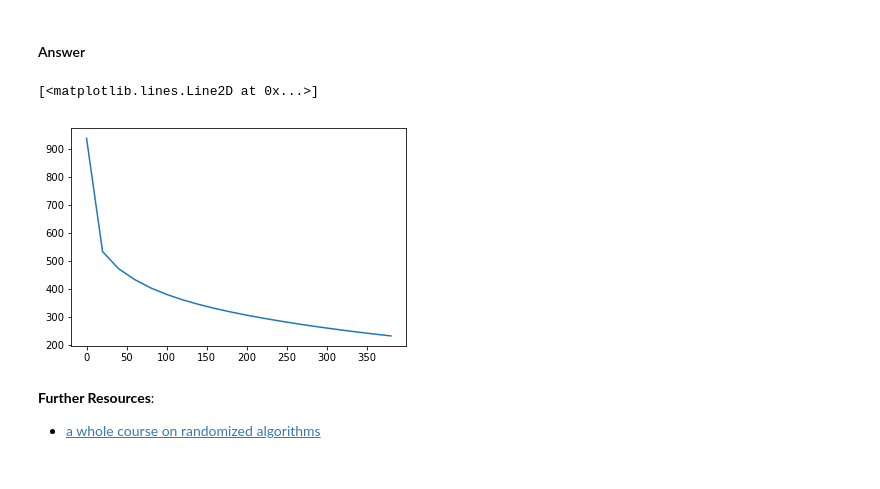
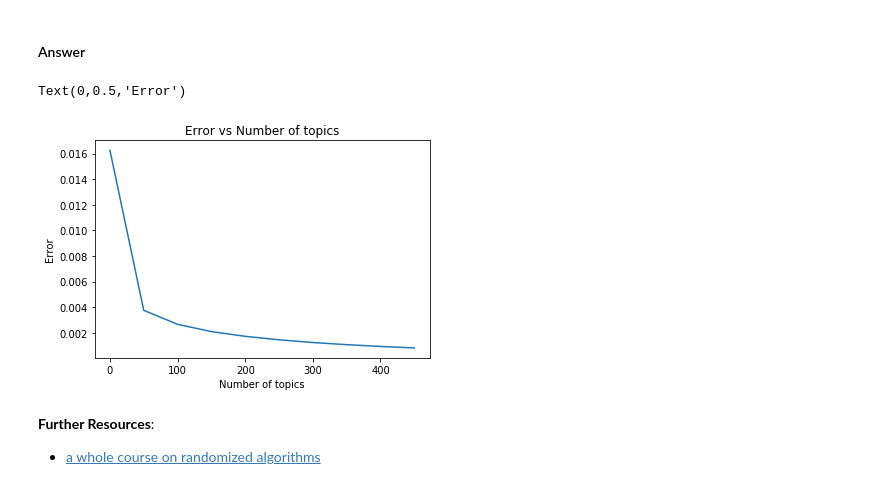
Before and after one commit to harshul1610/numerical-linear-algebra, a Jupyter notebook: nbs/2. Topic Modeling with NMF and SVD.ipynb, the cells around one changed output. Saved outputs shown, nothing was run; the diff lists cells and outputs as text; code cells hidden in the pictures.

```diff
--- a/nbs/2. Topic Modeling with NMF and SVD.ipynb
+++ b/nbs/2. Topic Modeling with NMF and SVD.ipynb
@@ -771,12 +768,12 @@ def randomized_svd(M, n_components, n_oversamples=10, n_iter=4):
     Q = randomized_range_finder(M, n_random, n_iter)
 
     # project M to the (k + p) dimensional space using the basis vectors
-    B = Q.T @ M
+    B = np.dot(Q.T, M)
 
     # compute the SVD on the thin matrix: (k + p) wide
     Uhat, s, V = linalg.svd(B, full_matrices=False)
     del B
-    U = Q @ Uhat
+    U = np.dot(Q, Uhat)
 
     return U[:, :n_components], s[:n_components], V[:n_components, :]
 # %%
@@ -802,13 +799,30 @@ show_topics(v)
 Write a loop to calculate the error of your decomposition as you vary the # of topics.  Plot the result
 # %% [markdown]
 #### Answer
+# %%
+def reconstruct(u,s,v):
+    return np.dot(u, np.dot(np.diag(s), v))
+
+def MSE(Y, YH):
+    return np.square(Y - YH).mean()
 # %%
 #Exercise: Write a loop to calculate the error of your decomposition as you vary the # of topics
+step=50
+n = 10
+error = []
+for i in range(0, n*step, step):
+    u_, s_, v_ = randomized_svd(vectors, i)
+    recons = reconstruct(u_, s_, v_)
+    error_ = MSE(recons, vectors)
+    error.append(error_)
 # %%
 plt.plot(range(0,n*step,step), error)
+plt.title('Error vs Number of topics')
+plt.xlabel('Number of topics')
+plt.ylabel('Error')
 # %% [output]
-[<matplotlib.lines.Line2D at 0x...>]
+Text(0,0.5,'Error')
-[figure, old version]
+[figure, new version]
 # %% [markdown]
 **Further Resources**:
 - [a whole course on randomized algorithms](http://www.cs.ubc.ca/~nickhar/W12/)
```
Also changed, not shown: parts of 3 cells of this notebook.
